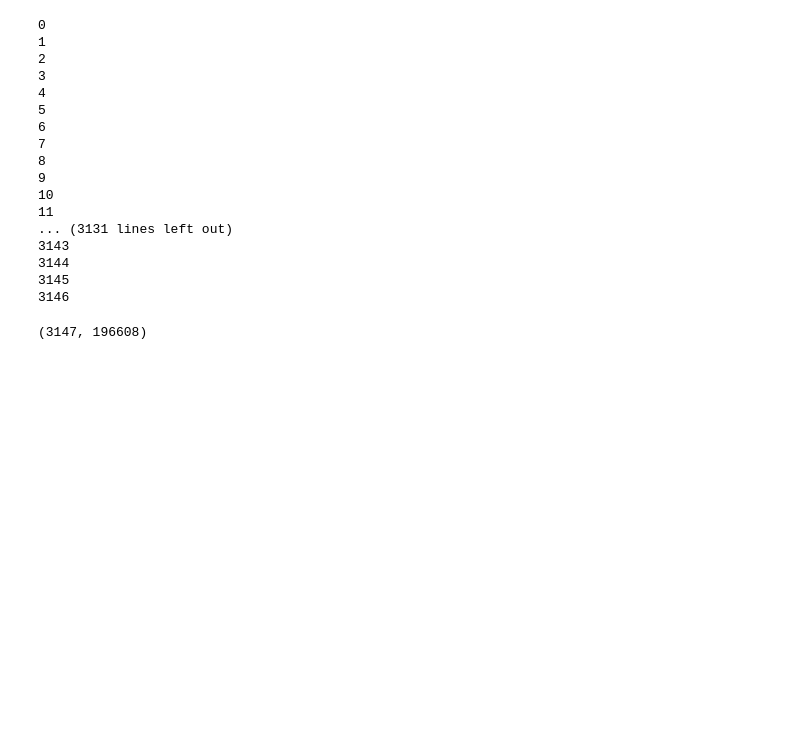
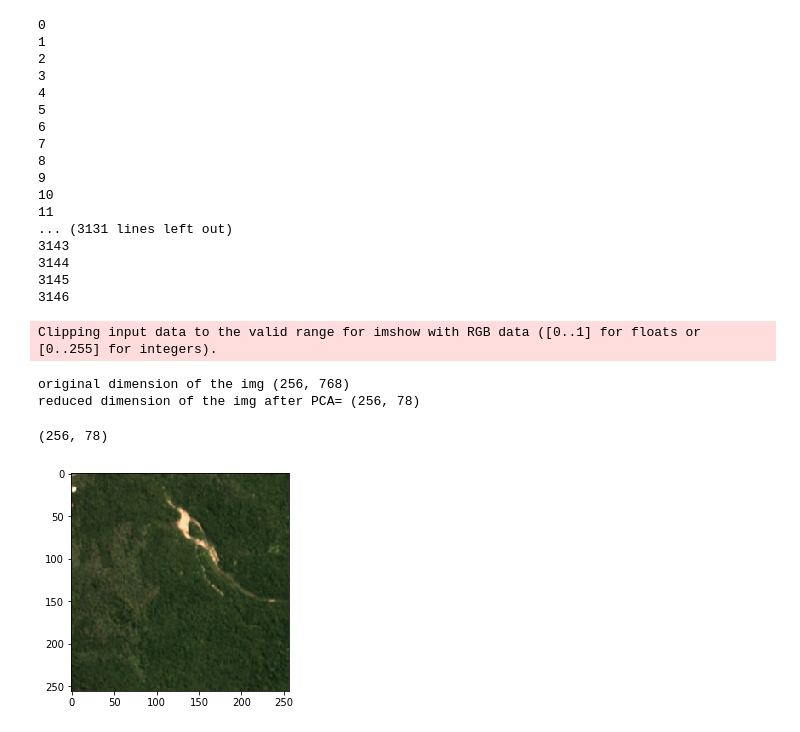
Before and after one commit to khabboud/WiDS2019, a Jupyter notebook: widsdatathon2019/load_data.ipynb, the cells around one changed output. Cells and saved outputs as stored; diff of their text form; code cells hidden in the pictures; blank space fills up the shorter version.

```diff
--- a/widsdatathon2019/load_data.ipynb
+++ b/widsdatathon2019/load_data.ipynb
@@ -129,8 +155,4 @@ for f in listdir(file_directory):
 3144
 3145
 3146
-# %%
-X.shape
-# %% [output]
-(3147, 196608)
 # %%
@@ -144 +167,29 @@ print('d=',d)
+# %%
+# I want to reduce the size of each image first before constucting the training matrix
+# does applying PCA on each image alone makes sense?
+def apply_PCA_onImage(img, num_components = None, var = 0.95):
+    original_shape = img.shape
+    X = img.reshape((original_shape[0],original_shape[1]*3))
+    if num_components is None:
+        pca = PCA(var)
+    else:
+        pca = PCA(n_components = num_components)
+    img_reduced_mat = pca.fit_transform(X)
+    print('original dimension of the img', X.shape )
+    print('reduced dimension of the img after PCA=',img_reduced_mat.shape)
+    img_reconst_mat= pca.inverse_transform(img_reduced_mat)
+    img_reconst = img_reconst_mat.reshape(original_shape)
+    print()
+    # RGB pixel values need to be int (0,255)
+    plt.imshow(img_reconst.astype(int))
+    return img_reconst, img_reduced_mat
+# %%
+img_reconst, img_reduced_mat = apply_PCA_onImage(img_2, var = 0.99)
+img_reduced_mat.shape
+# %% [output]
+Clipping input data to the valid range for imshow with RGB data ([0..1] for floats or [0..255] for integers).
+original dimension of the img (256, 768)
+reduced dimension of the img after PCA= (256, 78)
+(256, 78)
+[figure, added]
 # %%
```
Also changed, not shown: parts of 11 cells of this notebook.
